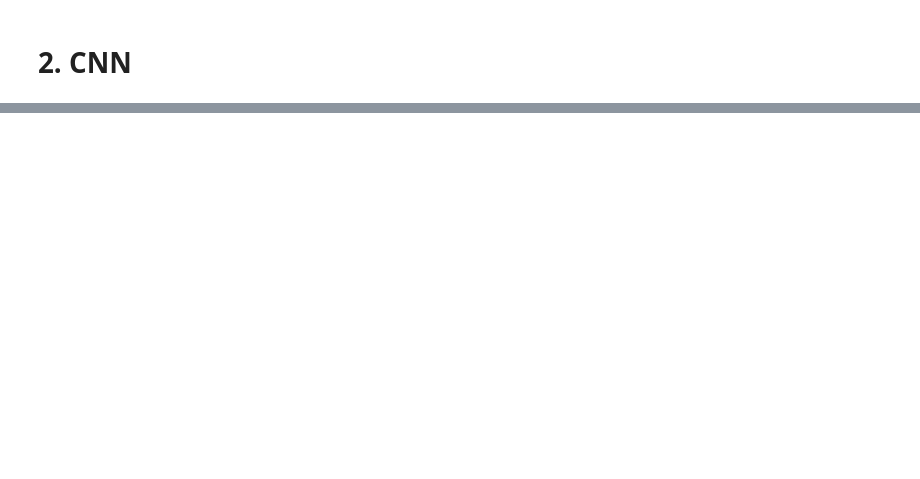
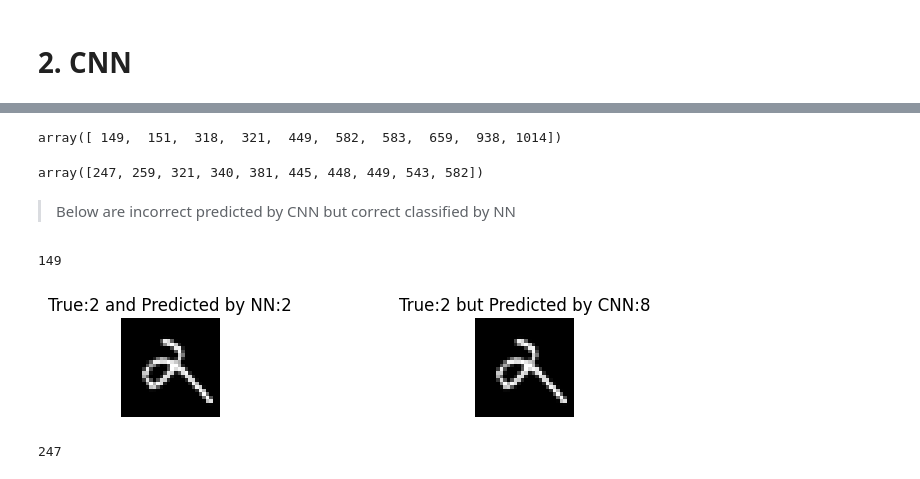
Before and after one commit to GhiasAli17/Models-Evaluation-on-MNIST, a Jupyter notebook: main.ipynb, the cells around one changed output, grey strips where cells are left out. Drawn from its saved outputs; the diff is of its cells as text; code cells hidden in the pictures; blank space fills up the shorter version.

```diff
--- a/main.ipynb
+++ b/main.ipynb
@@ -165,0 +230,41 @@ plotGraph(history_cnn, "CNN", "CNN Accuracy and Loss")
+# %%
+# first 10 misclassified index CNN
+misclassified_cnn[:10]
+# %% [output]
+array([ 149,  151,  318,  321,  449,  582,  583,  659,  938, 1014])
+# %%
+# first 10 misclassified index NN
+misclassified_nn[:10]
+# %% [output]
+array([247, 259, 321, 340, 381, 445, 448, 449, 543, 582])
+# %% [markdown]
+> Below are incorrect predicted by CNN but correct classified by NN
+# %%
+#CNN predicted false
+not_exists_nn = [x for x in misclassified_cnn if x not in misclassified_nn]
+missclassified_index_cnn = not_exists_nn[0]
+print(missclassified_index_cnn)
+# %% [output]
+149
+# %%
+plt.figure(figsize=(15,3))
+plt.subplot(1, 10, 1)
+plt.imshow(x_test_nn[missclassified_index_cnn], cmap='gray')
+plt.title(f"True:{y_test_nn[missclassified_index_cnn]} and Predicted by NN:{test_preds_nn[missclassified_index_cnn]}")
+plt.axis('off')
+
+plt.subplot(1, 10, 4)
+plt.imshow(x_test_nn[missclassified_index_cnn], cmap='gray')
+plt.title(f"True:{y_test_nn[missclassified_index_cnn]} but Predicted by CNN:{test_preds_cnn[missclassified_index_cnn]}")
+plt.axis('off')
+
+plt.show()
+# %% [output]
+[figure, added]
+# %%
+#NN predicted false
+not_exists_cnn = [x for x in misclassified_nn if x not in misclassified_cnn]
+missclassified_index_nn = not_exists_cnn[0]
+print(missclassified_index_nn)
+# %% [output]
+247
```
Also changed, not shown: parts of 21 cells of this notebook, 2 other files.
